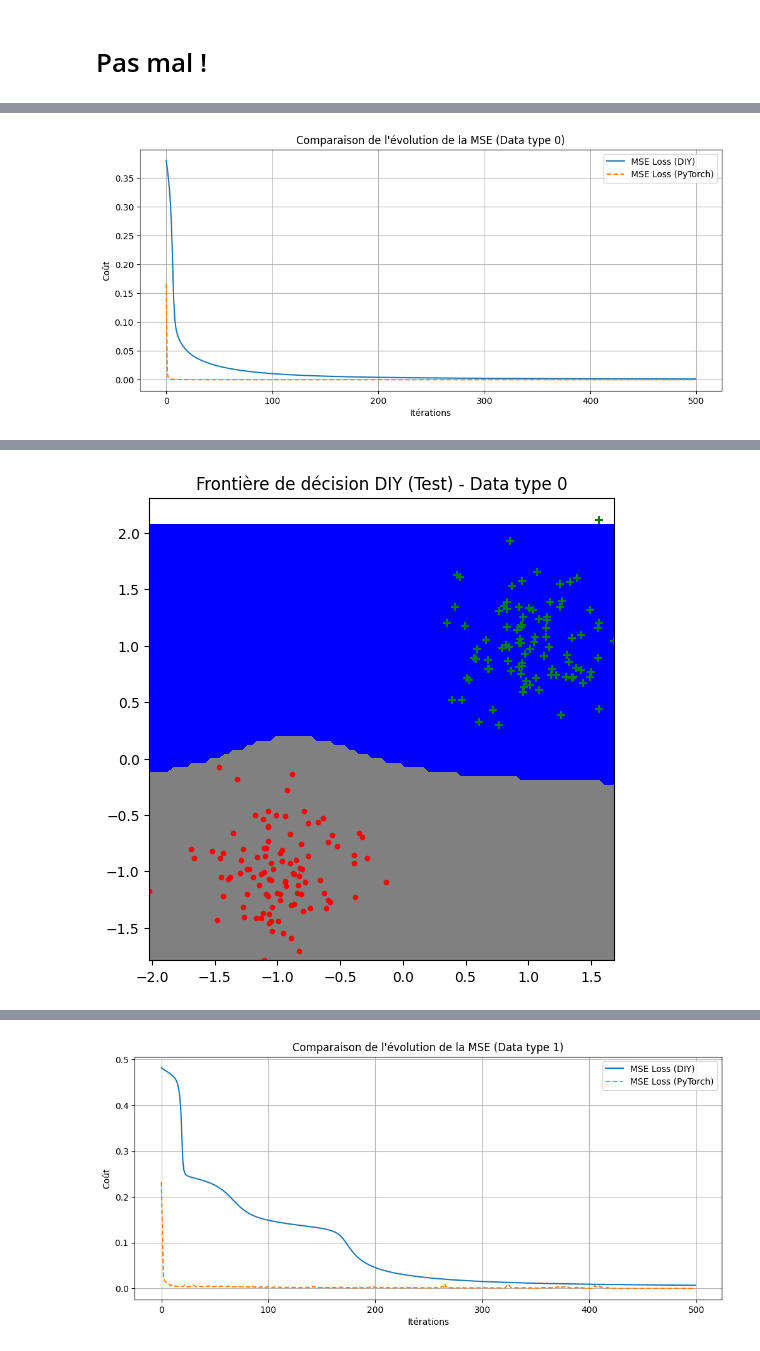
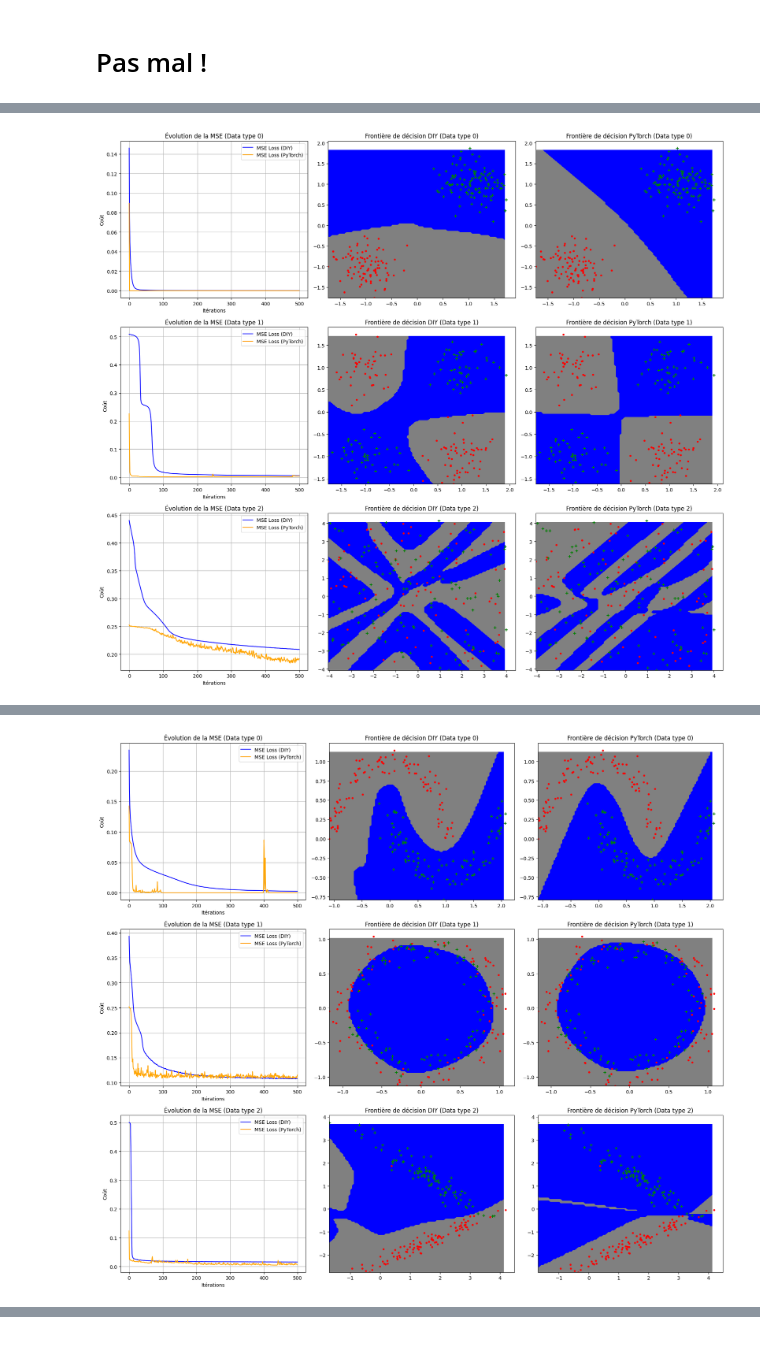
Before and after one commit to antothl/Neural-Networks-DIY, a Jupyter notebook: src/test_sequentiel.ipynb, the cells around one changed output, grey strips where cells are left out. Saved outputs shown, nothing was run; the diff lists cells and outputs as text; code cells hidden in the pictures.

```diff
--- a/src/test_sequentiel.ipynb
+++ b/src/test_sequentiel.ipynb
@@ -125,6 +125,7 @@ import torch.nn as nn
 import torch.optim as optim
 import numpy as np
 import matplotlib.pyplot as plt
+import os
 from sklearn.model_selection import train_test_split
 
 network = Sequentiel(
@@ -132,9 +133,9 @@ network = Sequentiel(
     TanH(),
     Linear(5, 10),
     TanH(),
-    Linear(10, 5),
+    Linear(10, 20),
     TanH(),
-    Linear(5, 1),
+    Linear(20, 1),
     Sigmoide()
 )
 
@@ -147,9 +148,9 @@ class PyTorchNN(nn.Module):
             nn.Tanh(),
             nn.Linear(5, 10),
             nn.Tanh(),
-            nn.Linear(10, 5),
+            nn.Linear(10, 20),
             nn.Tanh(),
-            nn.Linear(5, 1),
+            nn.Linear(20, 1),
             nn.Sigmoid()
         )
 
@@ -178,6 +179,9 @@ def train_pytorch_nn(X, Y, model, loss_fn, optimizer, epochs=500, batch_size=32)
 
     return losses, model
 
+output_dir = "../Rapport/Images"
+os.makedirs(output_dir, exist_ok=True)
+plt.figure(figsize=(18, 16))
 
 for i in [0, 1, 2]:
     datax, datay = gen_arti(data_type=i, epsilon=0.1)
@@ -202,41 +206,45 @@ for i in [0, 1, 2]:
     test_loss_diy = np.mean(loss_diy.forward(y_test, y_pred_test_diy))
     test_loss_torch = loss_torch(torch.tensor(y_pred_test_torch, dtype=torch.float32), torch.tensor(y_test, dtype=torch.float32)).item()
 
-    plt.figure(figsize=(12, 5))
-    plt.plot(losses_diy, label="MSE Loss (DIY)")
-    plt.plot(losses_torch, label="MSE Loss (PyTorch)", linestyle="dashed")
+    plt.subplot(3, 3, 3 * i + 1)
+    plt.plot(losses_diy, label="MSE Loss (DIY)", color="blue")
+    plt.plot(losses_torch, label="MSE Loss (PyTorch)", color="orange")
     plt.xlabel("Itérations")
     plt.ylabel("Coût")
-    plt.title(f"Comparaison de l'évolution de la MSE (Data type {i})")
+    plt.title(f"Évolution de la MSE (Data type {i})")
     plt.legend()
     plt.grid(True)
-    plt.show()
 
-    plt.figure(figsize=(6, 6))
+    plt.subplot(3, 3, 3 * i + 2)
     plot_frontiere(X_test, lambda x: np.round(trained_model_diy.forward(x)), step=100)
     plot_data(X_test, y_test)
-    plt.title(f"Frontière de décision DIY (Test) - Data type {i}")
-    plt.show()
+    plt.title(f"Frontière de décision DIY (Data type {i})")
 
-    plt.figure(figsize=(6, 6))
+    plt.subplot(3, 3, 3 * i + 3)
     plot_frontiere(X_test, lambda x: np.round(trained_model_torch(torch.tensor(x, dtype=torch.float32)).detach().numpy()), step=100)
     plot_data(X_test, y_test)
-    plt.title(f"Frontière de décision PyTorch (Test) - Data type {i}")
-    plt.show()
+    plt.title(f"Frontière de décision PyTorch (Data type {i})")
 
     print(f"Test Loss DIY (Data type {i}): {test_loss_diy:.4f}")
     print(f"Test Loss PyTorch (Data type {i}): {test_loss_torch:.4f}")
+
+plt.tight_layout()
+
+output_path = os.path.join(output_dir, "sequentiel_1.png")
+plt.savefig(output_path, dpi=300)
+
+plt.show()
+
+plt.figure(figsize=(18, 16))
 
 for i in [0, 1, 2]:
     datax, datay = gen_arti2(data_type=i, epsilon=0.1)
     X_train, X_test, y_train, y_test = train_test_split(datax, datay, test_size=0.2, random_state=42)
 
-    # Modèle DIY
     model_diy = network
     loss_diy = MSELoss()
     losses_diy, trained_model_diy = train_nn(X_train, y_train, model_diy, loss_diy, epochs=500, lr=0.01, batch_size=32)
 
-    # Modèle PyTorch
     model_torch = PyTorchNN()
     loss_torch = nn.MSELoss()
     optimizer = optim.Adam(model_torch.parameters(), lr=0.01)
@@ -248,28 +256,30 @@ for i in [0, 1, 2]:
     test_loss_diy = np.mean(loss_diy.forward(y_test, y_pred_test_diy))
     test_loss_torch = loss_torch(torch.tensor(y_pred_test_torch, dtype=torch.float32), torch.tensor(y_test, dtype=torch.float32)).item()
 
-    plt.figure(figsize=(12, 5))
-    plt.plot(losses_diy, label="MSE Loss (DIY)")
-    plt.plot(losses_torch, label="MSE Loss (PyTorch)", linestyle="dashed")
+    plt.subplot(3, 3, 3 * i + 1)
+    plt.plot(losses_diy, label="MSE Loss (DIY)", color="blue")
+    plt.plot(losses_torch, label="MSE Loss (PyTorch)", color="orange")
     plt.xlabel("Itérations")
     plt.ylabel("Coût")
-    plt.title(f"Comparaison de l'évolution de la MSE (Data type {i})")
+    plt.title(f"Évolution de la MSE (Data type {i})")
     plt.legend()
     plt.grid(True)
-    plt.show()
 
-    plt.figure(figsize=(6, 6))
+    plt.subplot(3, 3, 3 * i + 2)
     plot_frontiere(X_test, lambda x: np.round(trained_model_diy.forward(x)), step=100)
     plot_data(X_test, y_test)
-    plt.title(f"Frontière de décision DIY (Test) - Data type {i}")
-    plt.show()
+    plt.title(f"Frontière de décision DIY (Data type {i})")
 
-    plt.figure(figsize=(6, 6))
+    plt.subplot(3, 3, 3 * i + 3)
     plot_frontiere(X_test, lambda x: np.round(trained_model_torch(torch.tensor(x, dtype=torch.float32)).detach().numpy()), step=100)
     plot_data(X_test, y_test)
-    plt.title(f"Frontière de décision PyTorch (Test) - Data type {i}")
-    plt.show()
+    plt.title(f"Frontière de décision PyTorch (Data type {i})")
 
     print(f"Test Loss DIY (Data type {i}): {test_loss_diy:.4f}")
     print(f"Test Loss PyTorch (Data type {i}): {test_loss_torch:.4f}")
+
+plt.tight_layout()
+
+output_path = os.path.join(output_dir, "sequentiel_2.png")
+plt.savefig(output_path, dpi=300)
 # %% [output]
@@ -281 +303 @@ Epoch 400: Loss = 0.0016
-[figure, old version]
+[figure, new version]
@@ -282 +321 @@ Epoch 400: Loss = 0.0016
-[figure, old version]
+[figure, new version]
@@ -291 +321,0 @@ Epoch 400: Loss = 0.0091
-[figure, removed]
```
Also changed, not shown: parts of 2 cells of this notebook, 19 other files.
